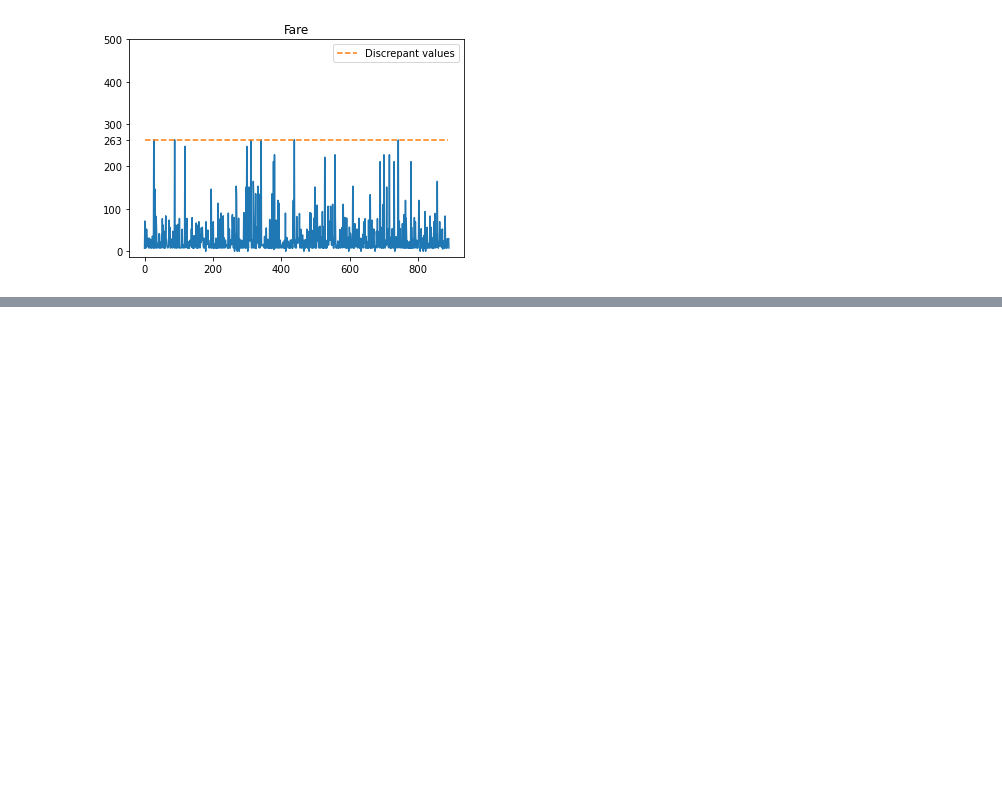
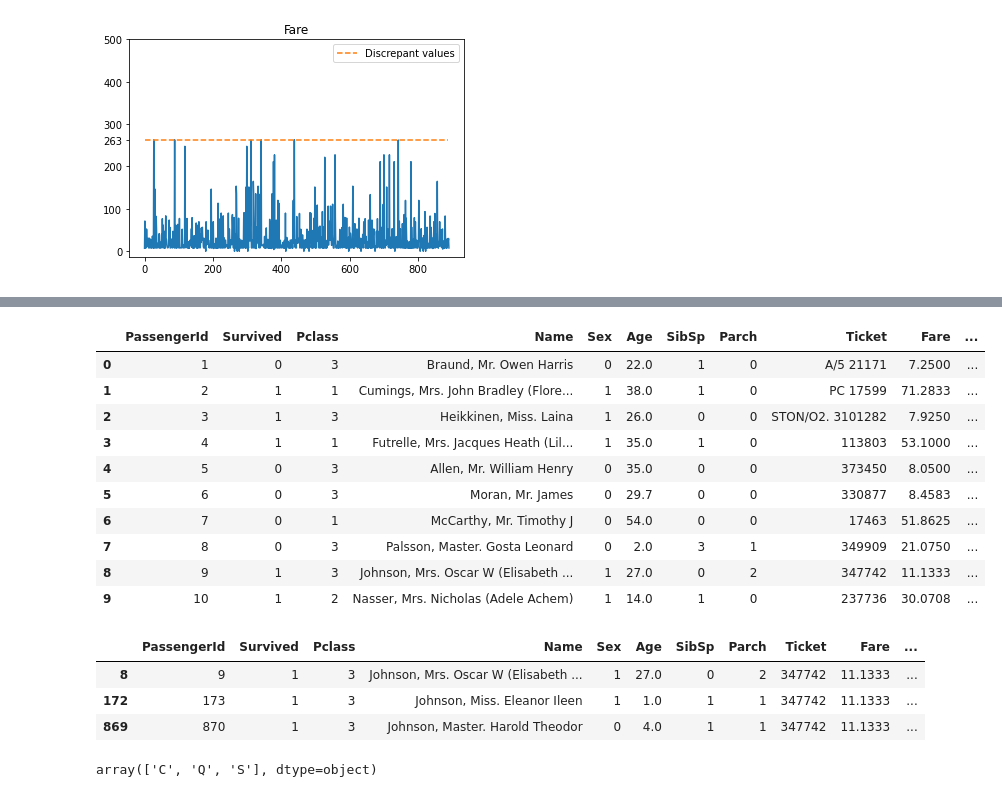
Before and after one commit to joaolevi/DataAnalisys-ML, a Jupyter notebook: titanic_dataset.ipynb, the cells around one changed output, grey strips where cells are left out. Drawn from its saved outputs; the diff is of its cells as text; code cells hidden in the pictures; blank space fills up the shorter version.

```diff
--- a/titanic_dataset.ipynb
+++ b/titanic_dataset.ipynb
@@ -247,14 +238,3 @@ fig_fare.set_yticks([0, 100, 200, 263, 300, 400, 500])
  <matplotlib.axis.YTick at 0x...>,
  <matplotlib.axis.YTick at 0x...>]
 [figure]
-# %%
-regex = re.compile('\s+')
-arr = []
-for d in dt_train['Ticket']:
-    temp = regex.split(d)
-    if len(temp) >= 2:
-        arr.append(temp[1])
-    else:
-        arr.append(temp[0])
-dt_train['Ticket'] = arr
-dt_train['Ticket'].head()
@@ -281,3 +254,28 @@ Married           0.341722
 Sex               0.544129
 Survived          1.000000
 Name: Survived, dtype: float64
+# %%
+dt_train.head(10)
+# %% [output]
+|  | PassengerId | Survived | Pclass | Name | Sex | Age | SibSp | Parch | Ticket | Fare | ... |
+| 0 | 1 | 0 | 3 | Braund, Mr. Owen Harris | 0 | 22.0 | 1 | 0 | A/5 21171 | 7.2500 | ... |
+| 1 | 2 | 1 | 1 | Cumings, Mrs. John Bradley (Flore... | 1 | 38.0 | 1 | 0 | PC 17599 | 71.2833 | ... |
+| 2 | 3 | 1 | 3 | Heikkinen, Miss. Laina | 1 | 26.0 | 0 | 0 | STON/O2. 3101282 | 7.9250 | ... |
+| 3 | 4 | 1 | 1 | Futrelle, Mrs. Jacques Heath (Lil... | 1 | 35.0 | 1 | 0 | 113803 | 53.1000 | ... |
+| 4 | 5 | 0 | 3 | Allen, Mr. William Henry | 0 | 35.0 | 0 | 0 | 373450 | 8.0500 | ... |
+| 5 | 6 | 0 | 3 | Moran, Mr. James | 0 | 29.7 | 0 | 0 | 330877 | 8.4583 | ... |
+| 6 | 7 | 0 | 1 | McCarthy, Mr. Timothy J | 0 | 54.0 | 0 | 0 | 17463 | 51.8625 | ... |
+| 7 | 8 | 0 | 3 | Palsson, Master. Gosta Leonard | 0 | 2.0 | 3 | 1 | 349909 | 21.0750 | ... |
+| 8 | 9 | 1 | 3 | Johnson, Mrs. Oscar W (Elisabeth ... | 1 | 27.0 | 0 | 2 | 347742 | 11.1333 | ... |
+| 9 | 10 | 1 | 2 | Nasser, Mrs. Nicholas (Adele Achem) | 1 | 14.0 | 1 | 0 | 237736 | 30.0708 | ... |
+# %%
+# Miss Elisabeth Vilhemina Berg has two relatives on the boat
+# but we need to know if her relatives are her parents or her childrens
+# Take a look from Ticket number:
+
+dt_train[dt_train['Ticket']=="347742"]
+# %% [output]
+|  | PassengerId | Survived | Pclass | Name | Sex | Age | SibSp | Parch | Ticket | Fare | ... |
+| 8 | 9 | 1 | 3 | Johnson, Mrs. Oscar W (Elisabeth ... | 1 | 27.0 | 0 | 2 | 347742 | 11.1333 | ... |
+| 172 | 173 | 1 | 3 | Johnson, Miss. Eleanor Ileen | 1 | 1.0 | 1 | 1 | 347742 | 11.1333 | ... |
+| 869 | 870 | 1 | 3 | Johnson, Master. Harold Theodor | 0 | 4.0 | 1 | 1 | 347742 | 11.1333 | ... |
@@ -283,0 +292,8 @@ Name: Survived, dtype: float64
+# %%
+from sklearn.preprocessing import LabelEncoder
+
+le = LabelEncoder()
+dt_train['Embarked'] = le.fit_transform(dt_train['Embarked'])
+le.classes_
+# %% [output]
+array(['C', 'Q', 'S'], dtype=object)
```
Also changed, not shown: parts of 18 cells of this notebook.
